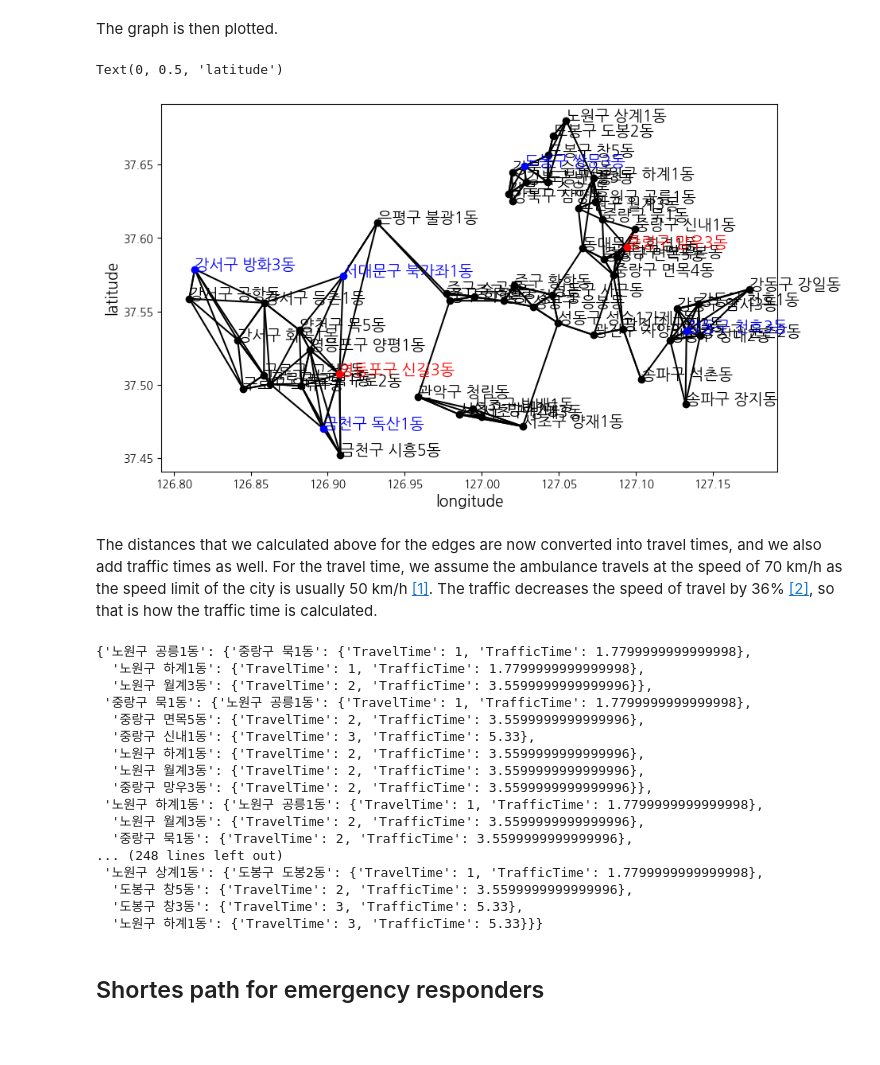
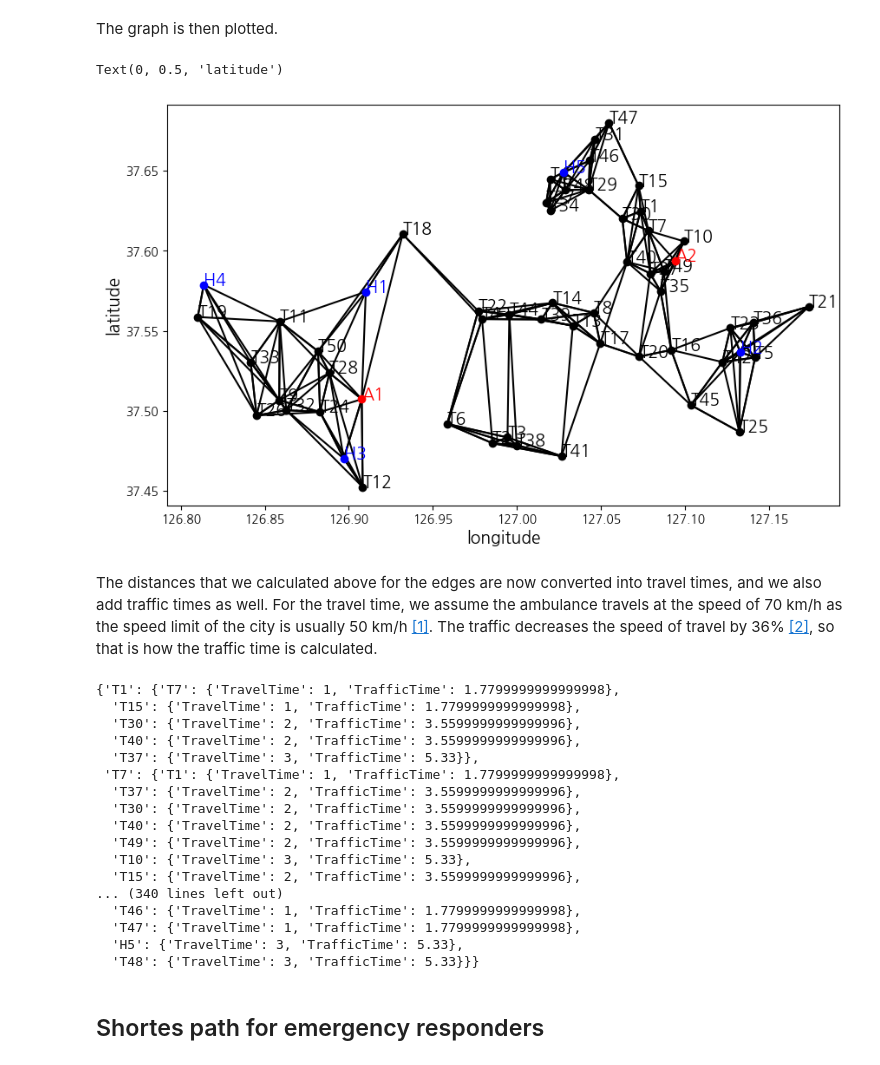
Before and after one commit to YunseolPark/MathematicalOptimization-EmergencyResponse, a Jupyter notebook: emergency_response_time_traffic.ipynb, the cells around one changed output. Saved outputs shown, nothing was run; the diff lists cells and outputs as text; code cells hidden in the pictures; blank space fills up the shorter version.

Commit message:
Update town names

```diff
--- a/emergency_response_time_traffic.ipynb
+++ b/emergency_response_time_traffic.ipynb
@@ -193,7 +193,7 @@ edges, graph_dict
   '영등포구 신길3동': (126.907744, 37.507269),
   '중랑구 망우3동': (127.0944279, 37.59354878)})
 # %%
-'''def make_paths(loc_dict, towns, hospital, ambulance):
+def make_paths(loc_dict, towns, hospital, ambulance):
     '''
     Function that connects the chosen nodes together.
 
@@ -224,7 +224,7 @@ edges, graph_dict
             new_node = 'H{}'.format(hospital_nodes)
         else:
             ambulance_nodes += 1
-            new_node = 'A{}'.foramt(ambulance_nodes)
+            new_node = 'A{}'.format(ambulance_nodes)
         graph_dict[new_node] = loc_dict[node]       # Save to graph_dict
 
     connections = []
@@ -246,13 +246,11 @@ edges, graph_dict
         counted = [i[1] for i in connections if node == i[1]]
         connect -= len(counted)
         # Loop over all the nodes to connect with
-        for test in city:
+        for test, (x2,y2) in graph_dict.items():
             if connect == 0:    # Break loop if no connection is needed
                 break
             if node == test:    # No need to calculate the distance in one node
                 continue
-            # Get lat and lon information of node
-            x2, y2 = loc_dict[test]
             # Calculate haversine distance between the two (km)
             dist = haversine.distance((x1,y1),(x2,y2))
             distance.append((test, dist))
@@ -262,4 +260,4 @@ edges, graph_dict
     return connections, graph_dict
 
 edges, graph_dict = make_paths(loc_dict, towns, hospital, ambulance)
-edges, graph_dict'''
+edges, graph_dict
@@ -265,0 +282,12 @@ edges, graph_dict'''
+# %%
+towns = []
+hospital = []
+ambulance = []
+for key in graph_dict.keys():
+    if 'T' in key:
+        towns.append(key)
+    elif 'H' in key:
+        hospital.append(key)
+    else:
+        ambulance.append(key)
+towns, hospital, ambulance
@@ -266,37 +312,37 @@ edges, graph_dict'''
 # %% [markdown]
 The graph is then plotted.
 # %%
-# Make a map of the graph
+"""# Make a map of the graph
 # Due to the names being KR, change font
 path = "data/NanumGothic.ttf"
 font_name = matplotlib.font_manager.FontProperties(fname=path).get_name()
-plt.rcParams.update({'font.family':font_name})
+plt.rcParams.update({'font.family':font_name})"""
 
 fig, ax = plt.subplots(figsize=(10, 6))
 # Plot the nodes
 for city, (lon, lat) in graph_dict.items():
     # Use different colors for different types of nodes
     if city in hospital:
         ax.scatter(lon, lat, color="blue", zorder=4)
         ax.text(lon, lat, city, fontsize=14, zorder=3, color="blue")
     elif city in ambulance:
         ax.scatter(lon, lat, color="red", zorder=4)
         ax.text(lon, lat, city, fontsize=14, zorder=3, color="red")
     else:
         ax.scatter(lon, lat, color="black", zorder=3)
         ax.text(lon, lat, city, fontsize=14, zorder=3, color="black")
 
 # Plot the edges
 for w, c1, c2 in edges:
     x1, y1 = graph_dict[c1]
     x2, y2 = graph_dict[c2]
     plt.plot([x1,x2],[y1,y2], color='black', zorder=1)
 
 ax.set_xlabel('longitude', fontsize=14)
 ax.set_ylabel('latitude', fontsize=14)
 # %% [output]
 Text(0, 0.5, 'latitude')
-[figure, old version]
+[figure, new version]
 # %% [markdown]
 The distances that we calculated above for the edges are now converted into travel times, and we also add traffic times as well. For the travel time, we assume the ambulance travels at the speed of 70 km/h as the speed limit of the city is usually 50 km/h [\[1\]](). The traffic decreases the speed of travel by 36% [\[2\]](), so that is how the traffic time is calculated.
 # %%
@@ -329,23 +375,23 @@ def edges_to_graph(edges):
 adj_graph = edges_to_graph(edges)
 adj_graph
 # %% [output]
-{'노원구 공릉1동': {'중랑구 묵1동': {'TravelTime': 1, 'TrafficTime': 1.7799999999999998},
-  '노원구 하계1동': {'TravelTime': 1, 'TrafficTime': 1.7799999999999998},
-  '노원구 월계3동': {'TravelTime': 2, 'TrafficTime': 3.5599999999999996}},
- '중랑구 묵1동': {'노원구 공릉1동': {'TravelTime': 1, 'TrafficTime': 1.7799999999999998},
-  '중랑구 면목5동': {'TravelTime': 2, 'TrafficTime': 3.5599999999999996},
-  '중랑구 신내1동': {'TravelTime': 3, 'TrafficTime': 5.33},
-  '노원구 하계1동': {'TravelTime': 2, 'TrafficTime': 3.5599999999999996},
-  '노원구 월계3동': {'TravelTime': 2, 'TrafficTime': 3.5599999999999996},
-  '중랑구 망우3동': {'TravelTime': 2, 'TrafficTime': 3.5599999999999996}},
- '노원구 하계1동': {'노원구 공릉1동': {'TravelTime': 1, 'TrafficTime': 1.7799999999999998},
-  '노원구 월계3동': {'TravelTime': 2, 'TrafficTime': 3.5599999999999996},
-  '중랑구 묵1동': {'TravelTime': 2, 'TrafficTime': 3.5599999999999996},
-... (248 lines left out)
- '노원구 상계1동': {'도봉구 도봉2동': {'TravelTime': 1, 'TrafficTime': 1.7799999999999998},
-  '도봉구 창5동': {'TravelTime': 2, 'TrafficTime': 3.5599999999999996},
-  '도봉구 창3동': {'TravelTime': 3, 'TrafficTime': 5.33},
-  '노원구 하계1동': {'TravelTime': 3, 'TrafficTime': 5.33}}}
+{'T1': {'T7': {'TravelTime': 1, 'TrafficTime': 1.7799999999999998},
+  'T15': {'TravelTime': 1, 'TrafficTime': 1.7799999999999998},
+  'T30': {'TravelTime': 2, 'TrafficTime': 3.5599999999999996},
+  'T40': {'TravelTime': 2, 'TrafficTime': 3.5599999999999996},
+  'T37': {'TravelTime': 3, 'TrafficTime': 5.33}},
+ 'T7': {'T1': {'TravelTime': 1, 'TrafficTime': 1.7799999999999998},
+  'T37': {'TravelTime': 2, 'TrafficTime': 3.5599999999999996},
+  'T30': {'TravelTime': 2, 'TrafficTime': 3.5599999999999996},
+  'T40': {'TravelTime': 2, 'TrafficTime': 3.5599999999999996},
+  'T49': {'TravelTime': 2, 'TrafficTime': 3.5599999999999996},
+  'T10': {'TravelTime': 3, 'TrafficTime': 5.33},
+  'T15': {'TravelTime': 2, 'TrafficTime': 3.5599999999999996},
+... (340 lines left out)
+  'T46': {'TravelTime': 1, 'TrafficTime': 1.7799999999999998},
+  'T47': {'TravelTime': 1, 'TrafficTime': 1.7799999999999998},
+  'H5': {'TravelTime': 3, 'TrafficTime': 5.33},
+  'T48': {'TravelTime': 3, 'TrafficTime': 5.33}}}
 # %% [markdown]
 ## Shortes path for emergency responders
 # %%
```
Also changed, not shown: parts of 6 cells of this notebook.
